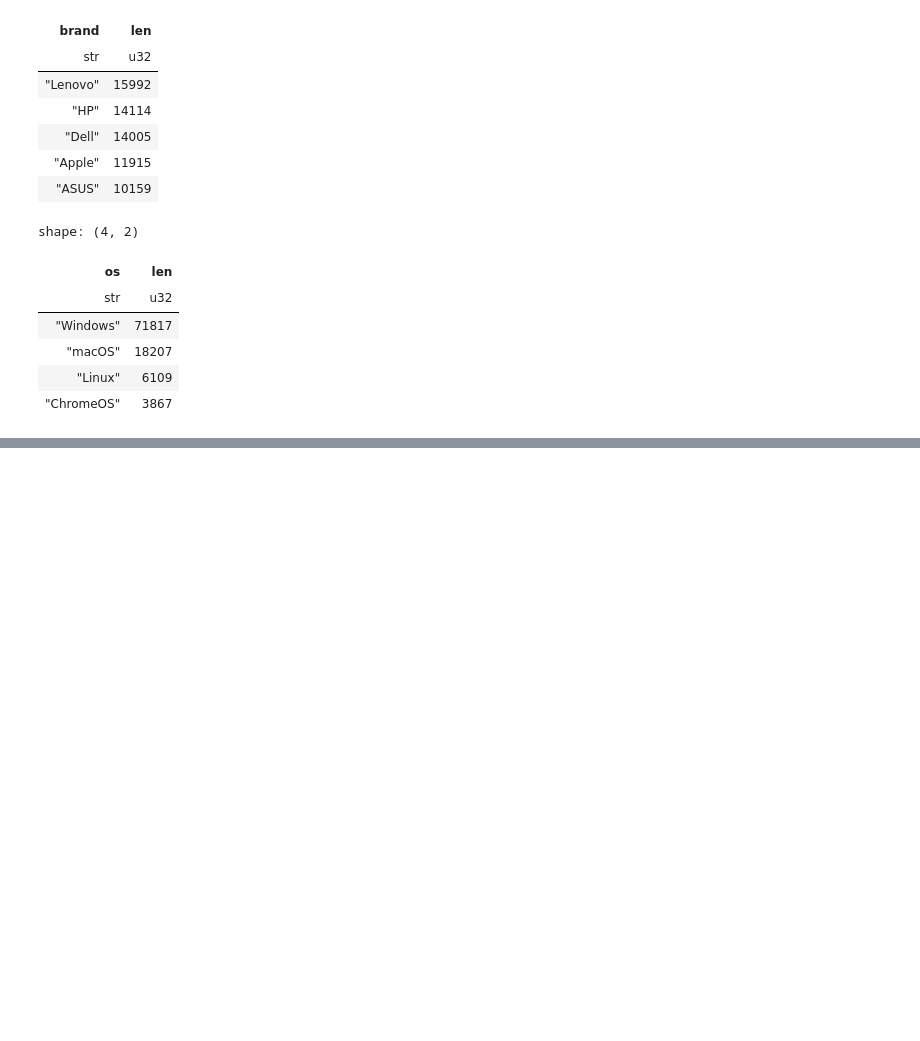
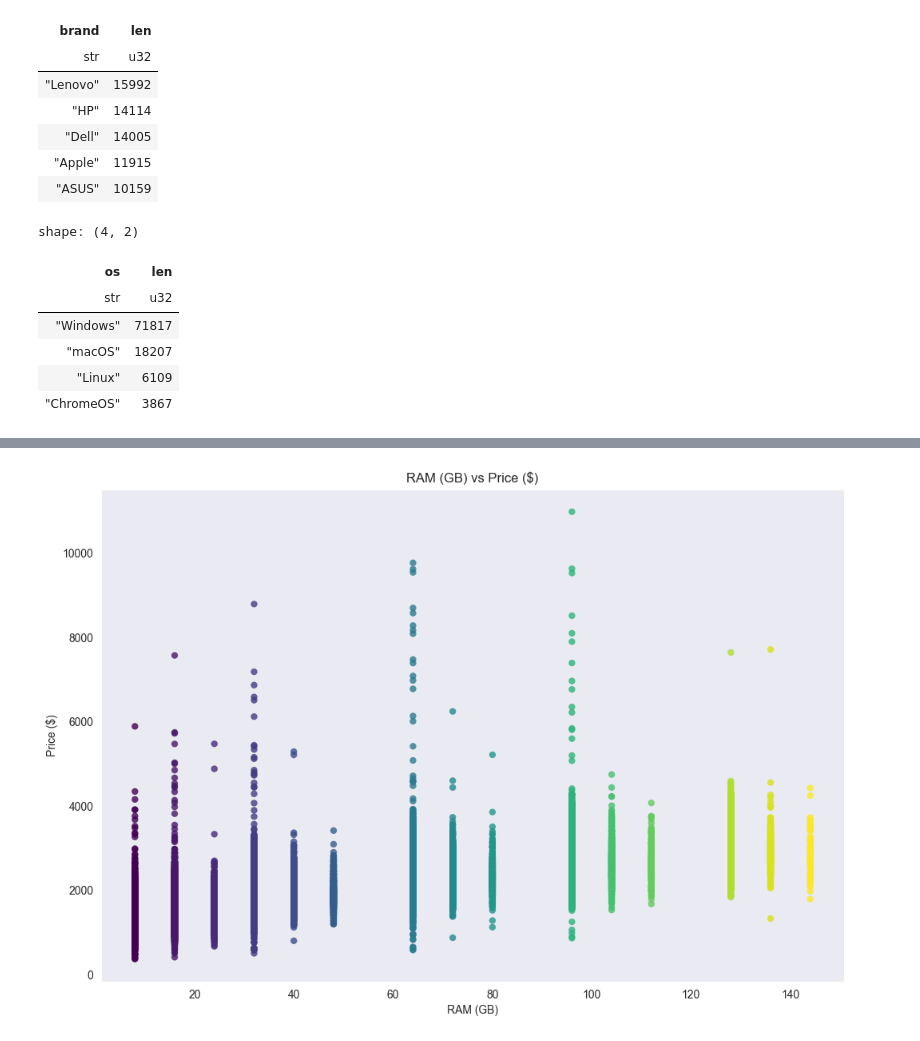
Before and after one commit to ZygimantasB/polars_library, a Jupyter notebook: kaggle/All Computer Prices.ipynb, the cells around one changed output, grey strips where cells are left out. Saved outputs shown, nothing was run; the diff lists cells and outputs as text; code cells hidden in the pictures; blank space fills up the shorter version.

```diff
--- a/kaggle/All Computer Prices.ipynb
+++ b/kaggle/All Computer Prices.ipynb
@@ -286,0 +301,6 @@ shape: (4, 2)
+# %%
+ram_price = df.select(
+    pl.col('ram_gb', 'price')
+)
+
+ram_price.corr()
@@ -286,0 +313,18 @@ shape: (4, 2)
+# %%
+plt.figure(figsize=(12, 8))
+plt.scatter(
+    ram_price['ram_gb'],  # X-axis: RAM (GB)
+    ram_price['price'],  # Y-axis: Price ($)
+    c=ram_price['ram_gb'],
+    cmap='viridis',
+    alpha=0.8,
+    edgecolors='none'
+)
+plt.title('RAM (GB) vs Price ($)')
+plt.xlabel('RAM (GB)')
+plt.ylabel('Price ($)')
+plt.grid(False)
+
+plt.show()
+# %% [output]
+[figure, added]
```
Also changed, not shown: parts of 6 cells of this notebook.
